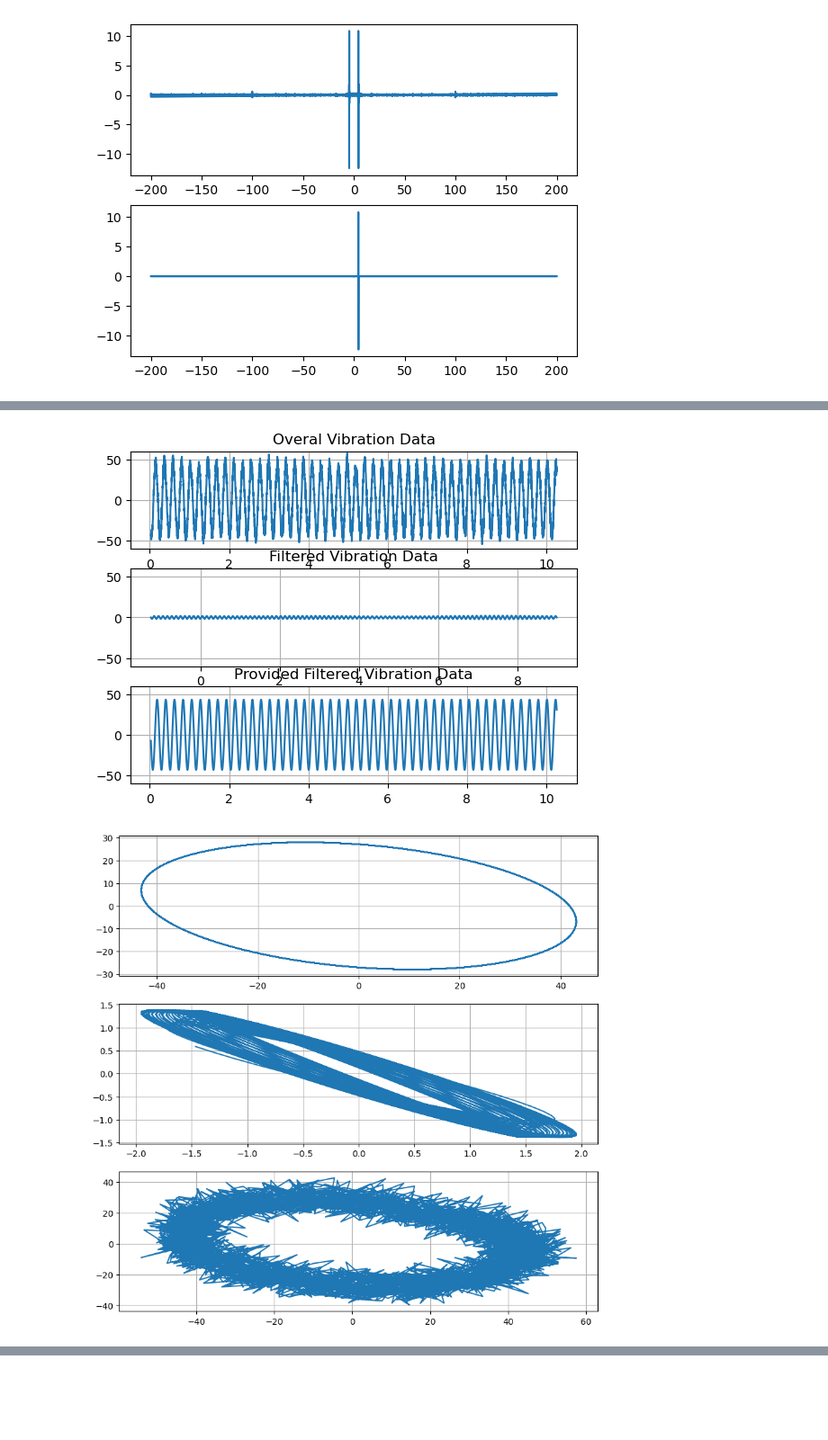
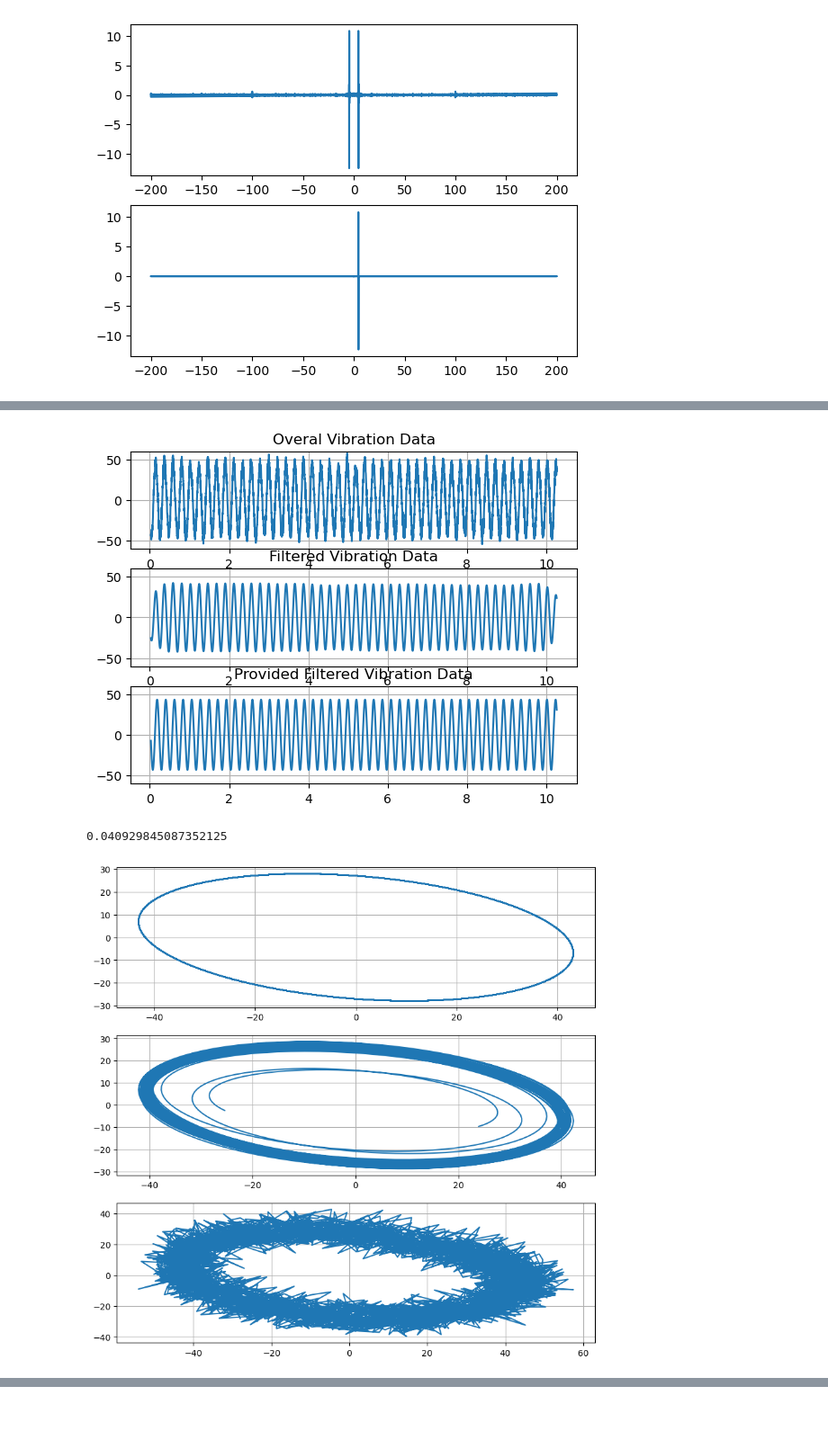
Before and after one commit to mekatronik-achmadi/Predict-CBM, a Jupyter notebook: Vale/TestOlahPy/preliminary_data_analysis/orbital_analysis.ipynb, the cells around one changed output, grey strips where cells are left out. Shown at 90% size. Cells and saved outputs as stored; diff of their text form; code cells hidden in the pictures.

```diff
--- a/Vale/TestOlahPy/preliminary_data_analysis/orbital_analysis.ipynb
+++ b/Vale/TestOlahPy/preliminary_data_analysis/orbital_analysis.ipynb
@@ -521,11 +744,19 @@ plt.show()
 # %%
 # apply low pass filter
 cut_off_frequency = ugb_ovr_freq[0]
-b, a = iirpeak(cut_off_frequency, 50, fs=400)
-filtered_signal_x = filtfilt(b, a, ugb_ovr_x)
-filtered_signal_y = filtfilt(b, a, ugb_ovr_y)
+b, a = butter(8, cut_off_frequency+1, btype='lowpass', fs=fs)
 
-w, h = freqz(b,a, fs=400)
+pad_size = 4000
+
+ugb_ovr_x = np.pad(ugb_ovr_x, (pad_size, pad_size), 'constant', constant_values=(0,0))
+ugb_ovr_y = np.pad(ugb_ovr_y, (pad_size, pad_size), 'constant', constant_values=(0,0))
+
+filtered_signal_x = filtfilt(b, a, ugb_ovr_x)[pad_size:-pad_size]
+filtered_signal_y = filtfilt(b, a, ugb_ovr_y)[pad_size:-pad_size]
+
+print(len(filtered_signal_x))
+
+w, h = freqz(b,a, fs=fs)
 
 plt.subplot(2, 1, 1)
 db = 20*np.log10(np.maximum(np.abs(h), 1e-5))
@@ -534,6 +765,6 @@ plt.grid(True)
 plt.yticks([0, -20, -40, -60])
 plt.ylabel('Gain [dB]')
 plt.title('Frequency Response')
-plt.xlim([0, 50])
+plt.xlim([0, 10])
 plt.xlabel('Frequency (Hz)')
 # %% [output]
@@ -577,0 +774,24 @@ plt.show()
+# %%
+# apply low pass filter
+cut_off_frequency = ugb_ovr_freq[0]
+b, a = butter(8, cut_off_frequency-1, btype='highpass', fs=fs)
+
+w, h = freqz(b,a, fs=fs)
+
+plt.subplot(2, 1, 1)
+db = 20*np.log10(np.maximum(np.abs(h), 1e-5))
+plt.plot(w, db)
+plt.grid(True)
+plt.yticks([0, -20, -40, -60])
+plt.ylabel('Gain [dB]')
+plt.title('Frequency Response')
+plt.xlim([0, 10])
+plt.xlabel('Frequency (Hz)')
+
+filtered_signal_x = np.pad(filtered_signal_x, (pad_size, pad_size), 'constant', constant_values=(0,0))
+filtered_signal_y = np.pad(filtered_signal_y, (pad_size, pad_size), 'constant', constant_values=(0,0))
+
+filtered_signal_x = filtfilt(b, a, filtered_signal_x)[pad_size:-pad_size]
+filtered_signal_y = filtfilt(b, a, filtered_signal_y)[pad_size:-pad_size]
+
+print(len(filtered_signal_x))
@@ -581,13 +804,13 @@ plt.show()
 #filtered_signal_y = sosfiltfilt(sos, ugb_ovr_y)
 
 plt.subplot(3, 1, 1)
-plt.plot(ugb_ovr_time, ugb_ovr_x)
+plt.plot(ugb_ovr_time, ugb_ovr_x[pad_size:-pad_size])
 plt.grid(True)
 plt.ylim([-60, 60])
 plt.title("Overal Vibration Data")
 
 plt.subplot(3, 1, 2)
-plt.plot(ugb_ovr_time - delay, filtered_signal_x)
+plt.plot(ugb_ovr_time, filtered_signal_x)
 plt.grid(True)
 plt.ylim([-60, 60])
 plt.title("Filtered Vibration Data")
@@ -600,35 +823,39 @@ plt.title("Provided Filtered Vibration Data")
 
 plt.show()
 # %% [output]
-[figure, old version]
+[figure, new version]
+# %%
+np.mean(filtered_signal_x-ugb_1x_x)
+# %% [output]
+0.040929845087352125
 # %%
 # extract and analyze the vibration data using orbital analysis
 
 ugb_1x_time = db_data['UGB – Time – 1X']
 ugb_1x_x = db_data['UGB – Disp – 1X – X']
 ugb_1x_y = db_data['UGB – Disp – 1X – Y']
 
 ugb_ovr_time = db_data['UGB – Time – Overall']
 ugb_ovr_x = db_data['UGB – Disp – Overall – X']
 ugb_ovr_y = db_data['UGB – Disp – Overall – Y']
 
 # plot the orbit of data
 fig = plt.figure(figsize=(10,10))
 ax = fig.add_subplot(311)
 # ax.plot(ugb_ovr_x, ugb_ovr_y)
 ax.plot(ugb_1x_x, ugb_1x_y)
 plt.grid()
 
 ax2 = fig.add_subplot(312)
 # ax.plot(ugb_ovr_x, ugb_ovr_y)
-ax2.plot(filtered_signal_x[1000:3000], filtered_signal_y[1000:3000])
+ax2.plot(filtered_signal_x, filtered_signal_y)
 plt.grid()
 
 ax3 = fig.add_subplot(313)
 # ax.plot(ugb_ovr_x, ugb_ovr_y)
 ax3.plot(ugb_ovr_x, ugb_ovr_y)
 plt.grid()
 
 plt.show()
 # %% [output]
-[figure, old version]
+[figure, new version]
```
Also changed, not shown: parts of 28 cells of this notebook, 4 other files.
